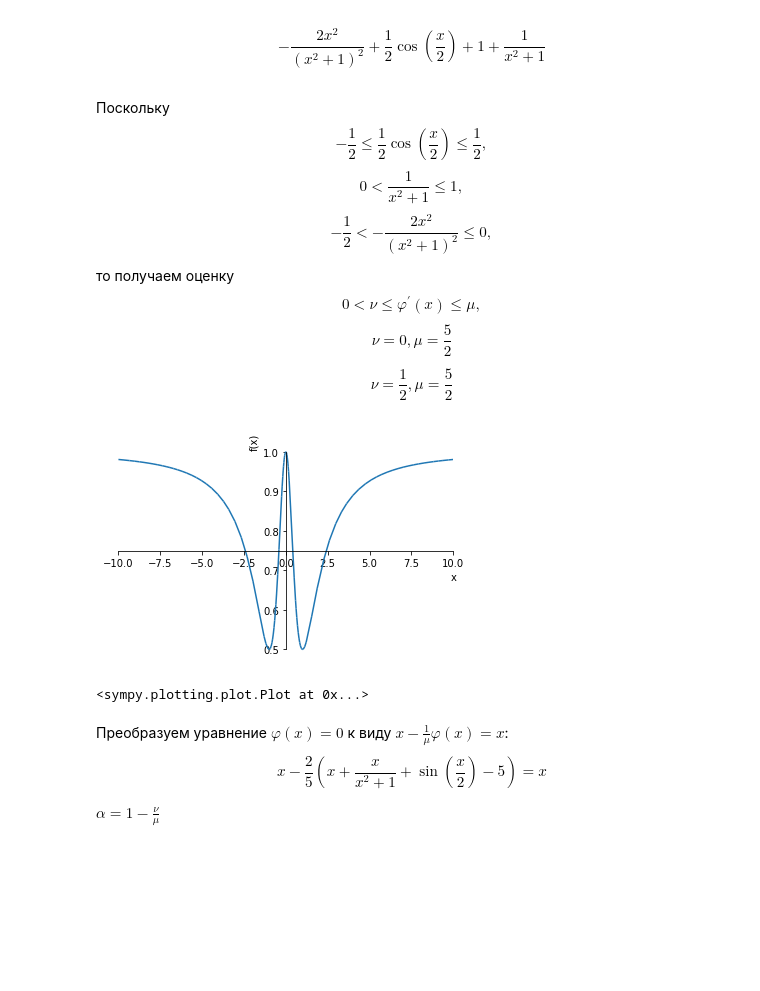
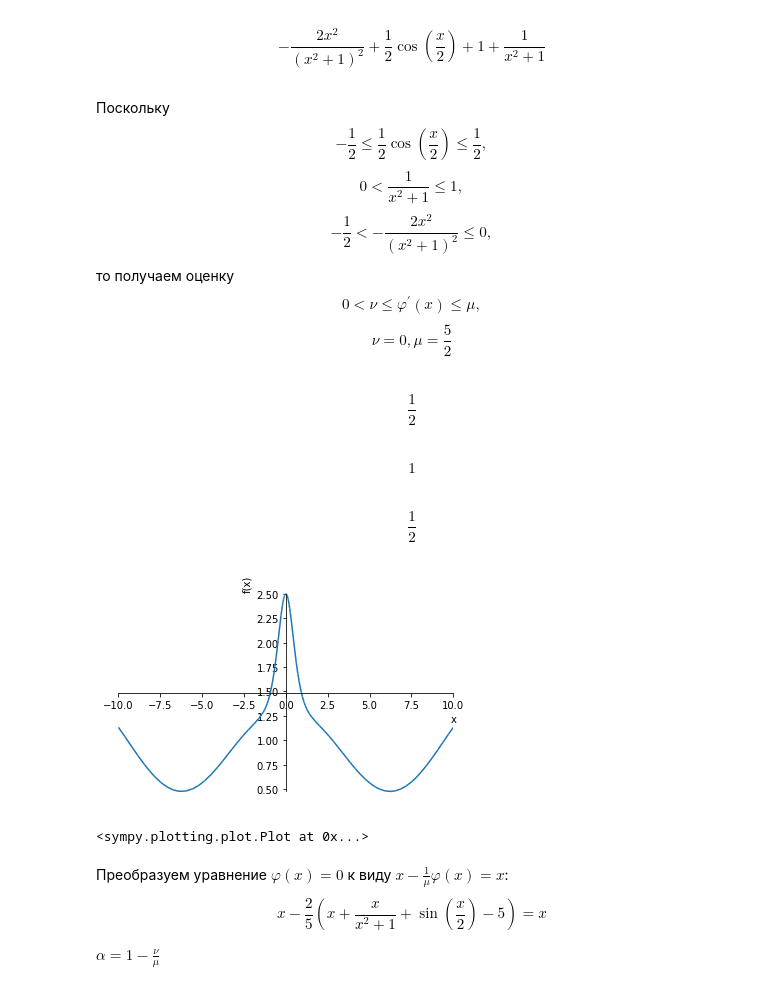
Before and after one commit to olerom/functional-analysis, a Jupyter notebook: notebooks/module1/task15.ipynb, the cells around one changed output. Cells and saved outputs as stored; diff of their text form; code cells hidden in the pictures; blank space fills up the shorter version.

```diff
--- a/notebooks/module1/task15.ipynb
+++ b/notebooks/module1/task15.ipynb
@@ -35,14 +35,20 @@ $$- \frac{1}{2} < - \frac{2x^{2}}{(x^{2} + 1)^{2}} \leq 0,$$
 то получаем оценку
 $$0 < \nu \leq \varphi^{'}(x) \leq \mu,$$
 $$ \nu = 0, \mu = \frac{5}{2}$$
-
-
-$$ \nu = \frac{1}{2}, \mu = \frac{5}{2}$$
 # %%
 research = (x**4 + 1)/(x**2 + 1)**2
-display(sp.plot(research))
+# display(sp.plot(research))
+sp.solve(sp.diff(research, x))
+display(research.subs(x, -1))
+display(research.subs(x, 0))
+display(research.subs(x, 1))
+
+sp.plot(diffed_varphi)
 # %% [output]
+$$\frac{1}{2}$$
+$$1$$
+$$\frac{1}{2}$$
-[figure, old version]
+[figure, new version]
 <sympy.plotting.plot.Plot at 0x...>
 # %% [markdown]
 Преобразуем уравнение $\varphi(x) = 0$ к виду $x - \frac{1}{\mu}\varphi(x) = x$:
```
Also changed, not shown: 3 other files.
